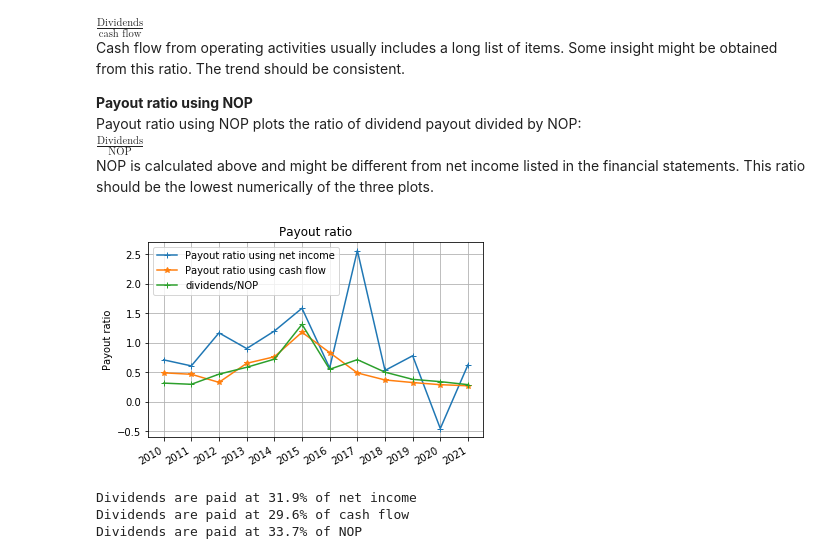
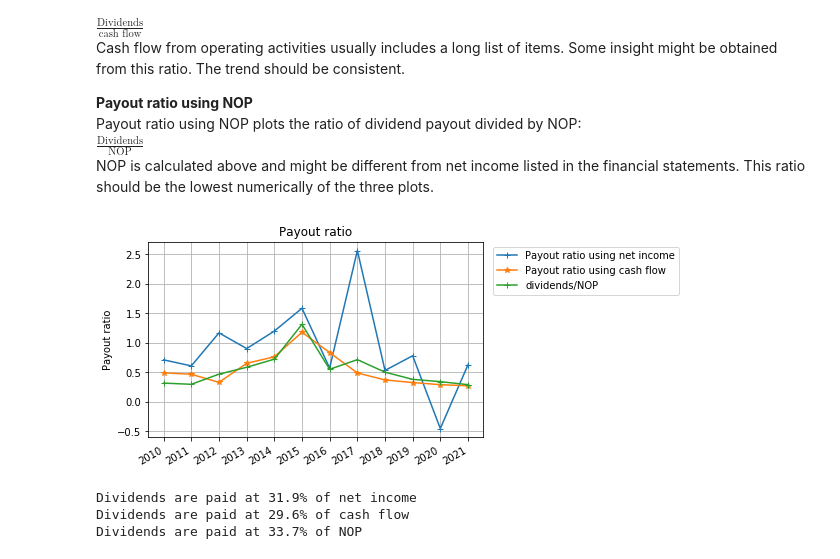
Before and after one commit to Tiburonboy/objective-blue-fish, a Jupyter notebook: BMY analysis.ipynb, the cells around one changed output. Cells and saved outputs as stored; diff of their text form; code cells hidden in the pictures.

```diff
--- a/BMY analysis.ipynb
+++ b/BMY analysis.ipynb
@@ -1858,33 +1910,34 @@ NOP is calculated above and might be different from net income listed in the fin
 # %%
 # Set the locator
 locator = mdates.YearLocator()  # every year
 fmt = mdates.DateFormatter('%Y')
 
 fig, ax1 = plt.subplots()
 ax1.set_ylabel('Payout ratio')
 
 ax1.plot(df_metrics_data['FY'],df_metrics_data['dividends']/df_metrics_data['net_income'], '-+',
     label='Payout ratio using net income')
 ax1.plot(df_metrics_data['FY'],df_metrics_data['dividends']/df_metrics_data['free_cash_flow'], '-*',
     label='Payout ratio using cash flow')
 ax1.plot(df_metrics_data['FY'],df_metrics_data['dividends']/nop, '-+',
     label='dividends/NOP')
 
 ax1.tick_params(axis='y')
 #ax1.set_ylim((0,5))
-ax1.legend()
+ax1.legend(bbox_to_anchor=(1.6, 1))
+#ax1.legend()
 plt.grid()
 
 X = plt.gca().xaxis
 X.set_major_locator(locator)
 # Specify formatter
 X.set_major_formatter(fmt)
 plt.gcf().autofmt_xdate()
 
 plt.title('Payout ratio')
 plt.show()
 # %% [output]
-[figure, old version]
+[figure, new version]
 # %%
 # average the last three years
 print('Dividends are paid at {:.1f}% of net income'.format(
```
Also changed, not shown: parts of 86 cells of this notebook.
